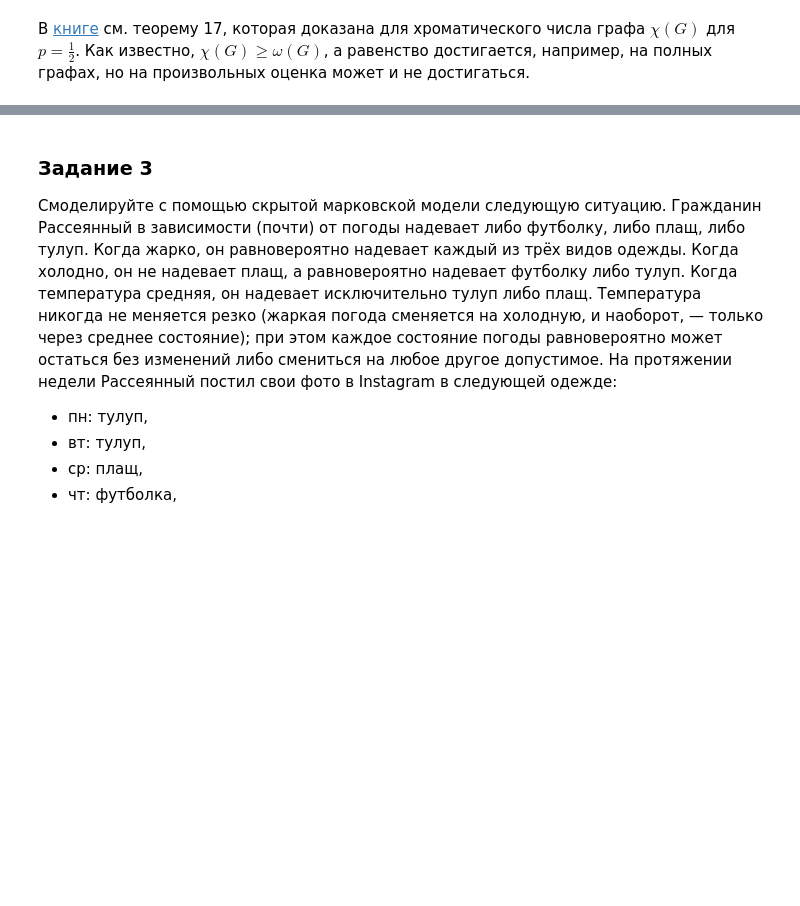
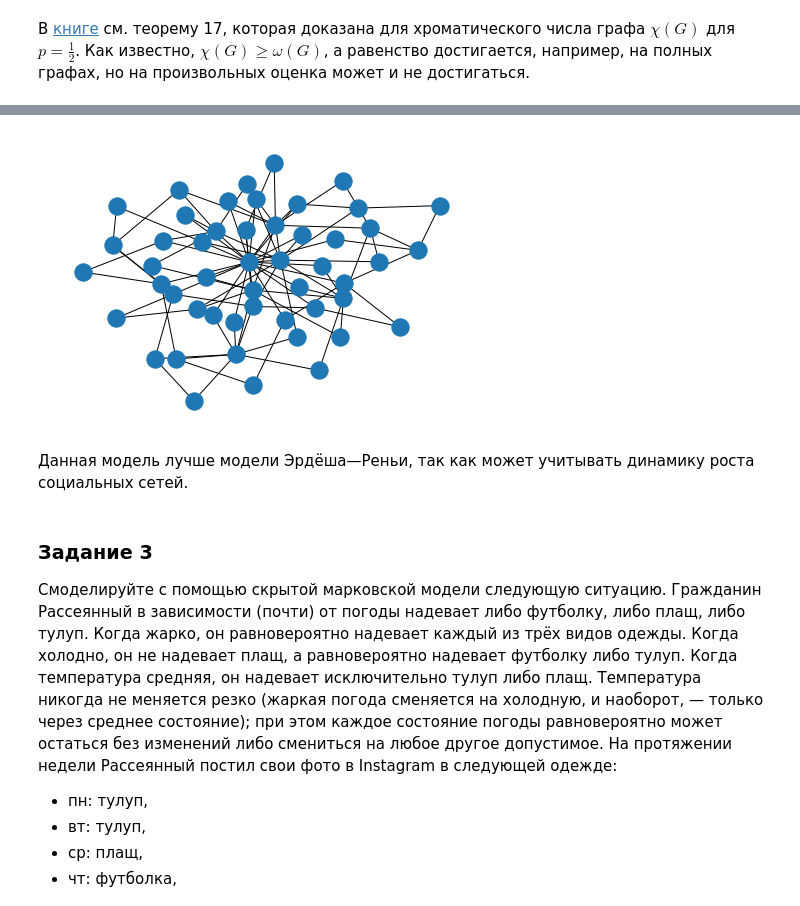
Before and after one commit to alexunderch/Master_materials, a Jupyter notebook: gpaphs_and_nets/МТИИ_графы_домашнее_задание_3.ipynb, the cells around one changed output, grey strips where cells are left out. Saved outputs shown, nothing was run; the diff lists cells and outputs as text; code cells hidden in the pictures; blank space fills up the shorter version.

```diff
--- a/gpaphs_and_nets/МТИИ_графы_домашнее_задание_3.ipynb
+++ b/gpaphs_and_nets/МТИИ_графы_домашнее_задание_3.ipynb
@@ -148,3 +191,9 @@ plt.plot()
+# %%
+nx.draw_kamada_kawai(G)
+# %% [output]
+[figure, added]
+# %% [markdown]
+Данная модель лучше модели Эрдёша—Реньи, так как может учитывать динамику роста социальных сетей.
 # %% [markdown]
 ### Задание 3
 Смоделируйте с помощью скрытой марковской модели следующую ситуацию. Гражданин Рассеянный в зависимости (почти) от погоды надевает либо футболку, либо плащ, либо тулуп. Когда жарко, он равновероятно надевает каждый из трёх видов одежды. Когда холодно, он не надевает плащ, а равновероятно надевает футболку либо тулуп. Когда температура средняя, он надевает исключительно тулуп либо плащ. Температура никогда не меняется резко (жаркая погода сменяется на холодную, и наоборот, — только через среднее состояние); при этом каждое состояние погоды равновероятно может остаться без изменений либо смениться на любое другое допустимое. На протяжении недели Рассеянный постил свои фото в Instagram в следующей одежде:
```
Also changed, not shown: parts of 16 cells of this notebook.
